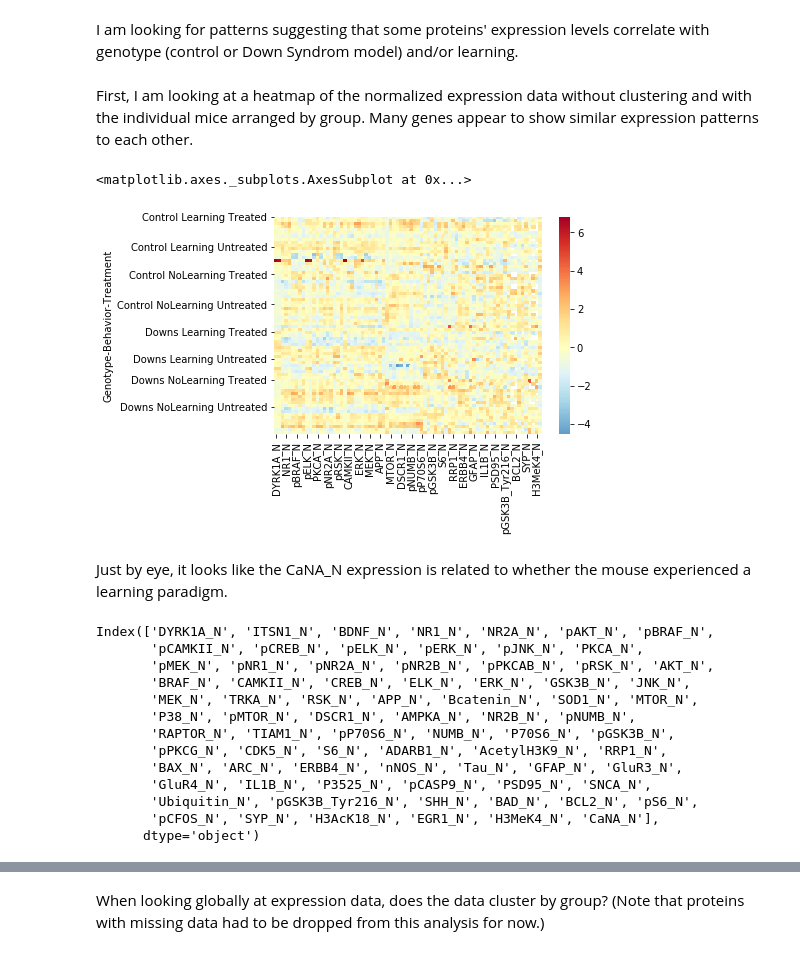
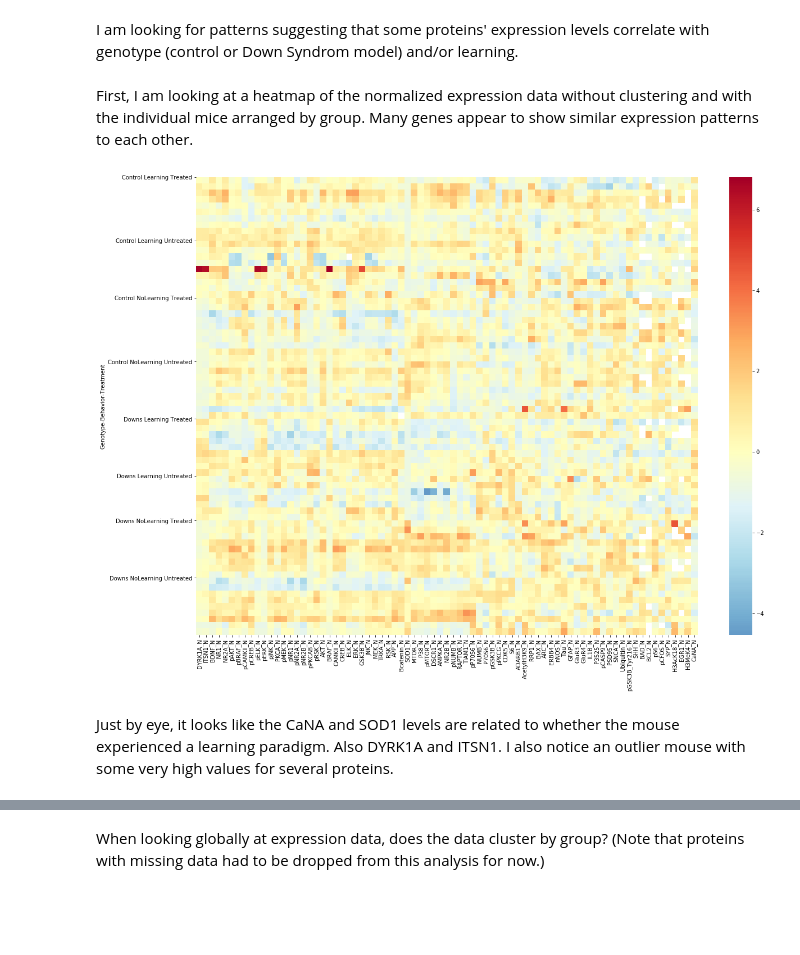
Before and after one commit to Adenordis/Springboard-Capstone-1, a Jupyter notebook: Capstone1_DataVis.ipynb, the cells around one changed output, grey strips where cells are left out. Cells and saved outputs as stored; diff of their text form; code cells hidden in the pictures; blank space fills up the shorter version.

Commit message:
Data visualization

```diff
--- a/Capstone1_DataVis.ipynb
+++ b/Capstone1_DataVis.ipynb
@@ -11,3 +17,5 @@ data1 = data1.drop(['class','Mouse'],axis = 1)
+# %% [markdown]
+First, I am looking at a heatmap of the normalized expression data without clustering and with the individual mice arranged by group.  Many genes appear to show similar expression patterns to each other.
 # %%
 # Set up y tick labels to mark divisions between groups
 yticks = [0,10,19,29,38,47,54,63]
@@ -19,33 +27,14 @@ yticklabels = ['Control Learning Treated',
                'Downs Learning Untreated',
                'Downs NoLearning Treated',
                'Downs NoLearning Untreated']
-# %% [markdown]
-First, I am looking at a heatmap of the normalized expression data without clustering and with the individual mice arranged by group.  Many genes appear to show similar expression patterns to each other.
 # %%
-# Heatmap of normalized data
+# Heatmap of normalized data - no clustering
 # Data is normalized by z-scores ((x - mean)/std) so that all proteins are on approximately the same visual scale
 # regardless of absolute expression levels
-ax = sns.heatmap((data1-data1.mean())/data1.std(),yticklabels=yticklabels,center=0,cmap='RdYlBu_r')
-ax.set_yticks(yticks)
-ax
+plt.figure(figsize=(20,15))
+heat_ax = sns.heatmap((data1-data1.mean())/data1.std(),yticklabels=yticklabels,center=0,cmap='RdYlBu_r')
+no_output = heat_ax.set_yticks(yticks)
 # %% [output]
-<matplotlib.axes._subplots.AxesSubplot at 0x...>
-[figure, old version]
+[figure, new version]
 # %% [markdown]
-Just by eye, it looks like the CaNA_N expression is related to whether the mouse experienced a learning paradigm.
+Just by eye, it looks like the CaNA and SOD1 levels are related to whether the mouse experienced a learning paradigm.  Also DYRK1A and ITSN1.  I also notice an outlier mouse with some very high values for several proteins.
-# %%
-data1
-# %% [output]
-Index(['DYRK1A_N', 'ITSN1_N', 'BDNF_N', 'NR1_N', 'NR2A_N', 'pAKT_N', 'pBRAF_N',
-       'pCAMKII_N', 'pCREB_N', 'pELK_N', 'pERK_N', 'pJNK_N', 'PKCA_N',
-       'pMEK_N', 'pNR1_N', 'pNR2A_N', 'pNR2B_N', 'pPKCAB_N', 'pRSK_N', 'AKT_N',
-       'BRAF_N', 'CAMKII_N', 'CREB_N', 'ELK_N', 'ERK_N', 'GSK3B_N', 'JNK_N',
-       'MEK_N', 'TRKA_N', 'RSK_N', 'APP_N', 'Bcatenin_N', 'SOD1_N', 'MTOR_N',
-       'P38_N', 'pMTOR_N', 'DSCR1_N', 'AMPKA_N', 'NR2B_N', 'pNUMB_N',
-       'RAPTOR_N', 'TIAM1_N', 'pP70S6_N', 'NUMB_N', 'P70S6_N', 'pGSK3B_N',
-       'pPKCG_N', 'CDK5_N', 'S6_N', 'ADARB1_N', 'AcetylH3K9_N', 'RRP1_N',
-       'BAX_N', 'ARC_N', 'ERBB4_N', 'nNOS_N', 'Tau_N', 'GFAP_N', 'GluR3_N',
-       'GluR4_N', 'IL1B_N', 'P3525_N', 'pCASP9_N', 'PSD95_N', 'SNCA_N',
-       'Ubiquitin_N', 'pGSK3B_Tyr216_N', 'SHH_N', 'BAD_N', 'BCL2_N', 'pS6_N',
-       'pCFOS_N', 'SYP_N', 'H3AcK18_N', 'EGR1_N', 'H3MeK4_N', 'CaNA_N'],
-      dtype='object')
```
Also changed, not shown: parts of 18 cells of this notebook.
